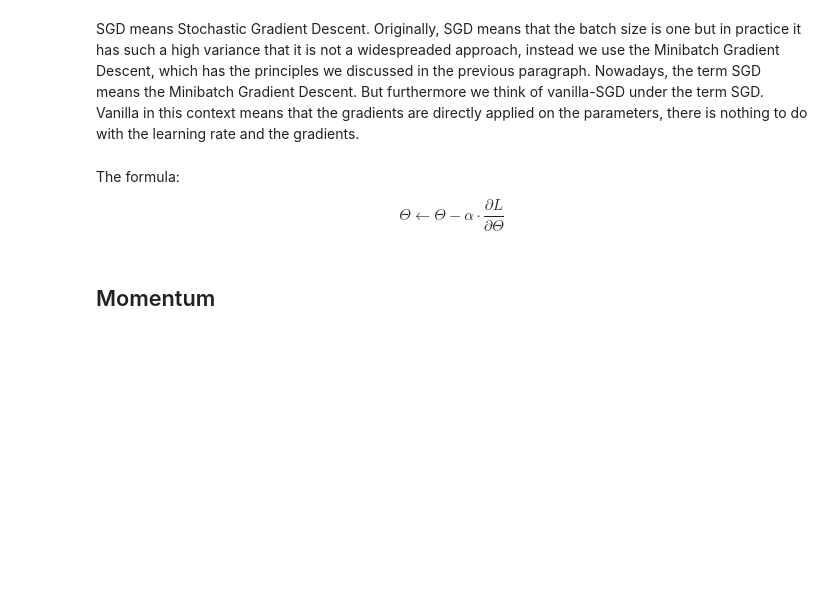
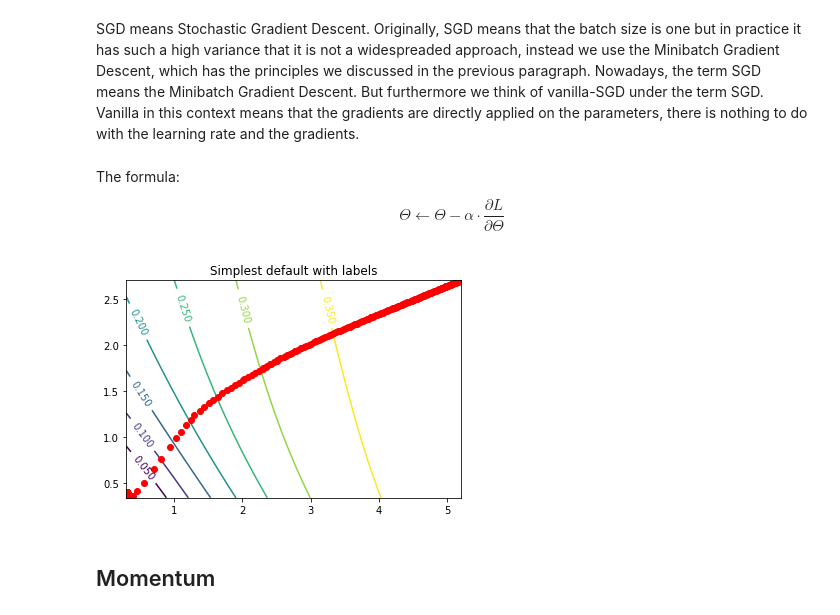
Before and after one commit to adamtiger/DeepLearningTutorial, a Jupyter notebook: DL8_Optimizers.ipynb, the cells around one changed output. Saved outputs shown, nothing was run; the diff lists cells and outputs as text; code cells hidden in the pictures; blank space fills up the shorter version.

Commit message:
Optimizers were continued. Illustrations are done but needs some further improvements.

```diff
--- a/DL8_Optimizers.ipynb
+++ b/DL8_Optimizers.ipynb
@@ -20,8 +21,10 @@ def plot_learning_path(view, loss, path):
     x_min, x_max, y_min, y_max = view
     delta_x = (x_max - x_min) / 100
     delta_y = (y_max - y_min) / 100
-    x = np.arange(x_min, x_max + delta_x, delta_x)
-    y = np.arange(y_min, y_max + delta_y, delta_y)
+    x, y = [], []
+    for i in range(101):
+        x.append(x_min + delta_x * i)
+        y.append(y_min + delta_y * i)
     X, Y = np.meshgrid(x, y)
 
     # calculate the error surface
@@ -29,7 +32,7 @@ def plot_learning_path(view, loss, path):
 
     # plot the surface and the path in the parameter space
     fig, ax = plt.subplots()
-    CS = ax.contour(X, Y, Z, levels = [0.2, 0.5, 1.0, 2.0, 5.0, 8.0, 10.0])
+    CS = ax.contour(X, Y, Z)
     ax.clabel(CS, inline=1, fontsize=10)
     ax.plot(path[0], path[1], 'ro')
     ax.set_title('Simplest default with labels')
@@ -59,4 +59,4 @@ def model(theta, x):
 def grad(theta, x):
     y = model(theta, x)
     y_0 = model(theta_0, x)
-    return np.matmul((y - y_0) * y * (1 - y), x)
+    return np.matmul((y - y_0) * y * (1 - y), x) / x.shape[0]
@@ -66,3 +63,28 @@ y_target = model(x)
+# %%
+# A function for running an optimization
+def optimize(x, op, iter_num):
+    path = [[], []]
+    theta = [np.array([5.2, 2.7])]
+    for ep in range(iter_num):
+        path[0].append(theta[0][0])
+        path[1].append(theta[0][1])
+        np.random.shuffle(x)
+        x_batch = x[0:5]
+        g = grad(theta[0], x_batch)
+        op.optimizer_step(theta, [g])
+    view = (min(path[0]), max(path[0]), min(path[1]), max(path[1]))
+    return path, view
+# %%
+def loss_generator(x):
+    def loss(theta_1, theta_2):
+        th = np.array([theta_1, theta_2])
+        y = sigmoid(np.tensordot(x, th, axes=(1, 0)).transpose((1, 2, 0)))
+        y0 = model(theta_0, x)
+        z= np.sum((y - y0) * (y - y0), axis=2)
+        return z
+    return loss
+
+loss = loss_generator(x)
 # %% [markdown]
 ## SGD
 # %% [markdown]
@@ -75,5 +97,10 @@ The formula:
 \end{equation}
 # %%
 # an example for the convergence behavior
+op = optimizers.SGD(10)
+path, view = optimize(x, op, 1000)
+plot_learning_path(view, loss, path)
+# %% [output]
+[figure, added]
 # %% [markdown]
 ## Momentum
```
Also changed, not shown: parts of 9 cells of this notebook, 1 other file.
